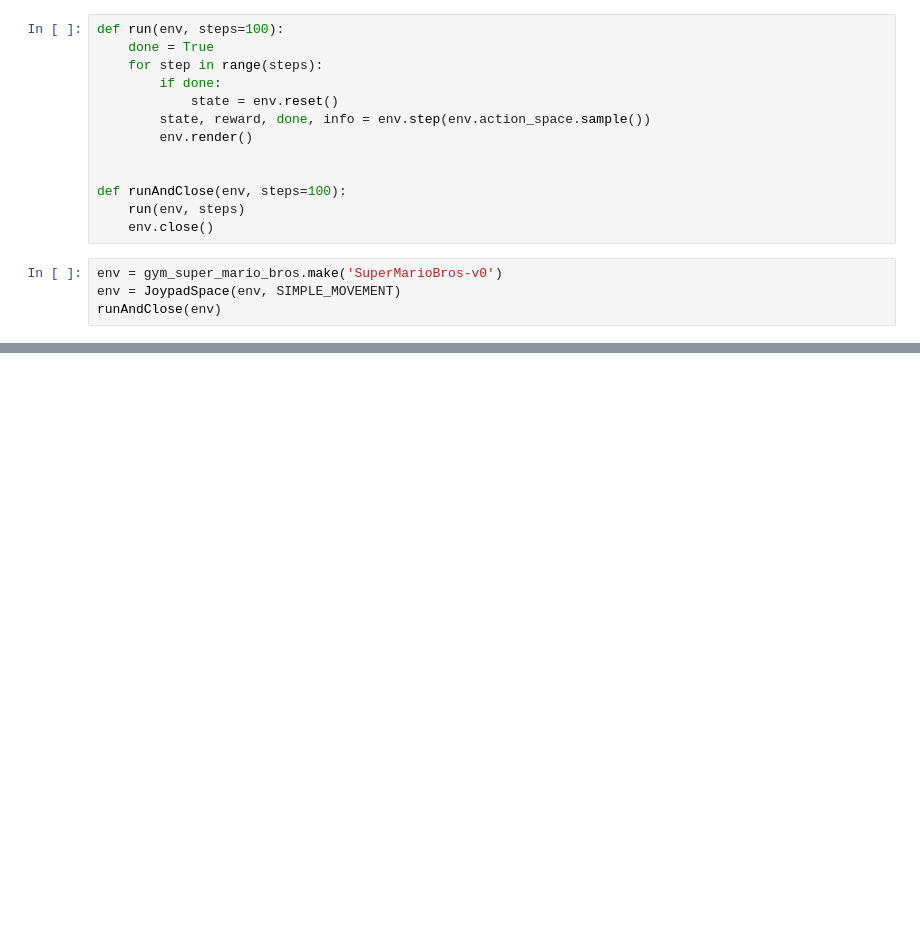
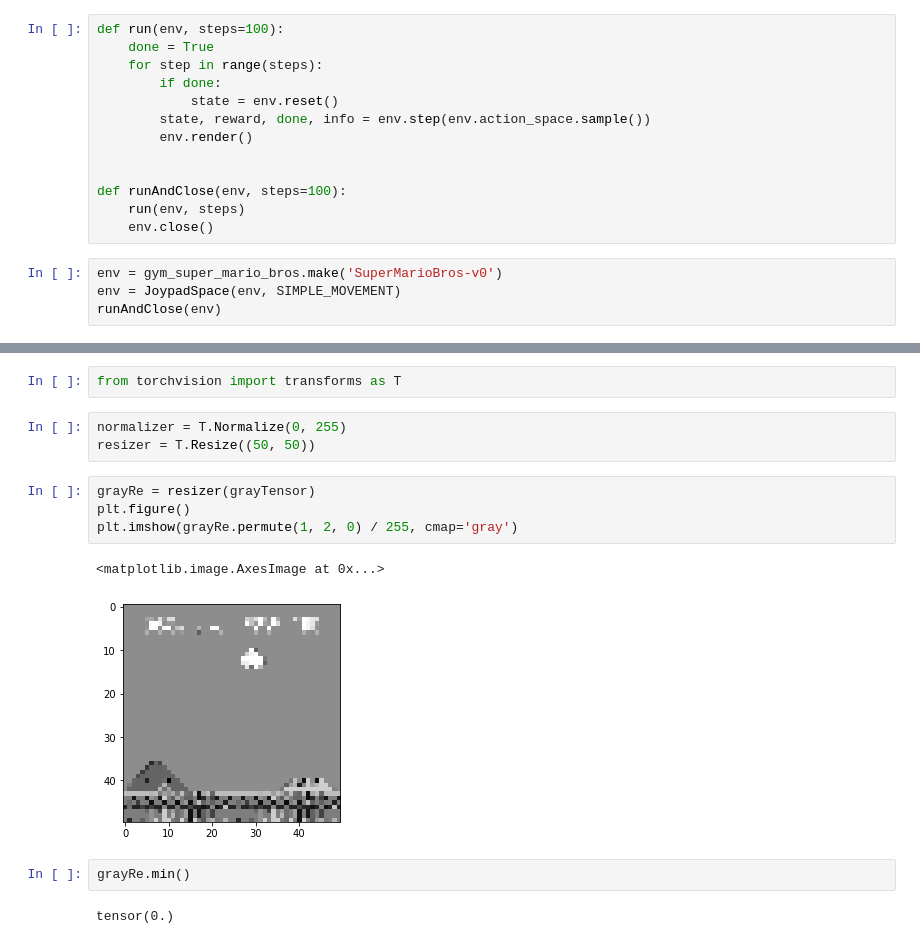
Before and after one commit to adhocmaster/RLandGameTheoryExperiments, a Jupyter notebook: SuperMarioBros/exploration.ipynb, the cells around one changed output, grey strips where cells are left out. Drawn from its saved outputs; the diff is of its cells as text; blank space fills up the shorter version.

```diff
--- a/SuperMarioBros/exploration.ipynb
+++ b/SuperMarioBros/exploration.ipynb
@@ -56,0 +94,16 @@ Exception: wtf
+# %%
+from torchvision import transforms as T
+# %%
+normalizer = T.Normalize(0, 255)
+resizer = T.Resize((50, 50))
+# %%
+grayRe = resizer(grayTensor)
+plt.figure()
+plt.imshow(grayRe.permute(1, 2, 0) / 255, cmap='gray')
+# %% [output]
+<matplotlib.image.AxesImage at 0x...>
+[figure, added]
+# %%
+grayRe.min()
+# %% [output]
+tensor(0.)
```
Also changed, not shown: parts of 13 cells of this notebook, 9 other files.
